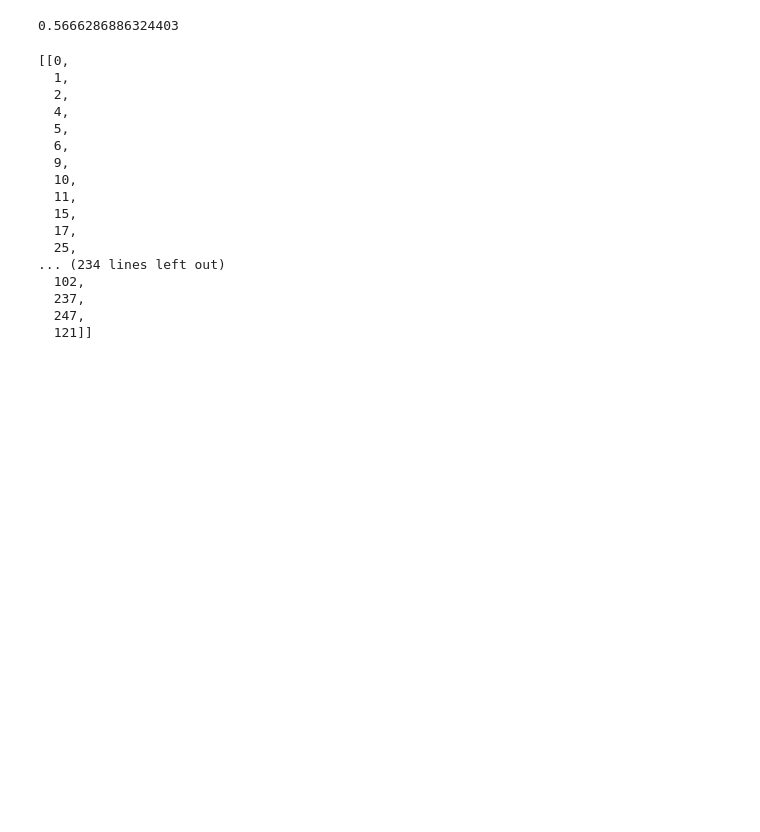
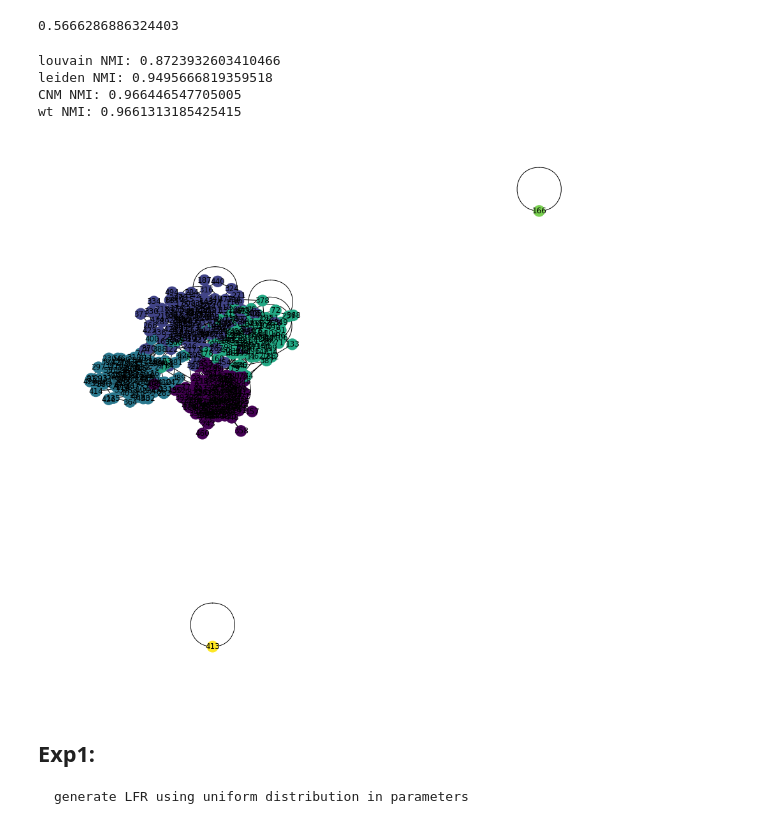
Before and after one commit to sajjadGG/Community-Detection-Task, a Jupyter notebook: Explore.ipynb, the cells around one changed output. Cells and saved outputs as stored; diff of their text form; code cells hidden in the pictures; blank space fills up the shorter version.

Commit message:
feat(CD):add graph genration method and timeout decorator

```diff
--- a/Explore.ipynb
+++ b/Explore.ipynb
@@ -15,6 +15,3 @@ import random
 from cdlib import algorithms , evaluation
 import networkx as nx
 from networkx.algorithms.community.centrality import girvan_newman
-# %%
-G = nx.karate_club_graph()
-communities = girvan_newman(G)
@@ -159,23 +155,3 @@ from sklearn.metrics import normalized_mutual_info_score
 normalized_mutual_info_score(to_vertex_community(y_true),to_vertex_community(coms.communities))
 # %% [output]
 0.5666286886324403
-# %%
-y_true
-# %% [output]
-[[0,
-  1,
-  2,
-  4,
-  5,
-  6,
-  9,
-  10,
-  11,
-  15,
-  17,
-  25,
-... (234 lines left out)
-  102,
-  237,
-  247,
-  121]]
@@ -181,0 +163,32 @@ y_true
+# %%
+# parameters
+n = 500
+tau1 = 3
+tau2 = 1.5
+mu = 0.1
+G = lfr(
+    n, tau1, tau2, mu, average_degree=5, min_community=100, seed=10
+)
+com_true = to_community_list(G)
+
+coms_louvain = algorithms.louvain(G,weight='weight',resolution=1.,randomize=False)
+coms_leiden = algorithms.leiden(G)
+coms_CNM = algorithms.greedy_modularity(G)
+coms_wt = algorithms.walktrap(G)
+
+com_algs = {'louvain':coms_louvain,'leiden':coms_leiden , 'CNM' : coms_CNM,'wt':coms_wt}
+
+for ca in com_algs:
+    print(f"{ca} NMI: {normalized_mutual_info_acc(com_algs[ca].communities,com_true)}")
+# %% [output]
+louvain NMI: 0.8723932603410466
+leiden NMI: 0.9495666819359518
+CNM NMI: 0.966446547705005
+wt NMI: 0.9661313185425415
+# %%
+draw_graph_com(G,com_algs['louvain'].communities,fig_size=(12,12))
+# %% [output]
+[figure, added]
+# %% [markdown]
+## Exp1:
+    generate LFR using uniform distribution in parameters
```
Also changed, not shown: parts of 17 cells of this notebook, 1 other file.
